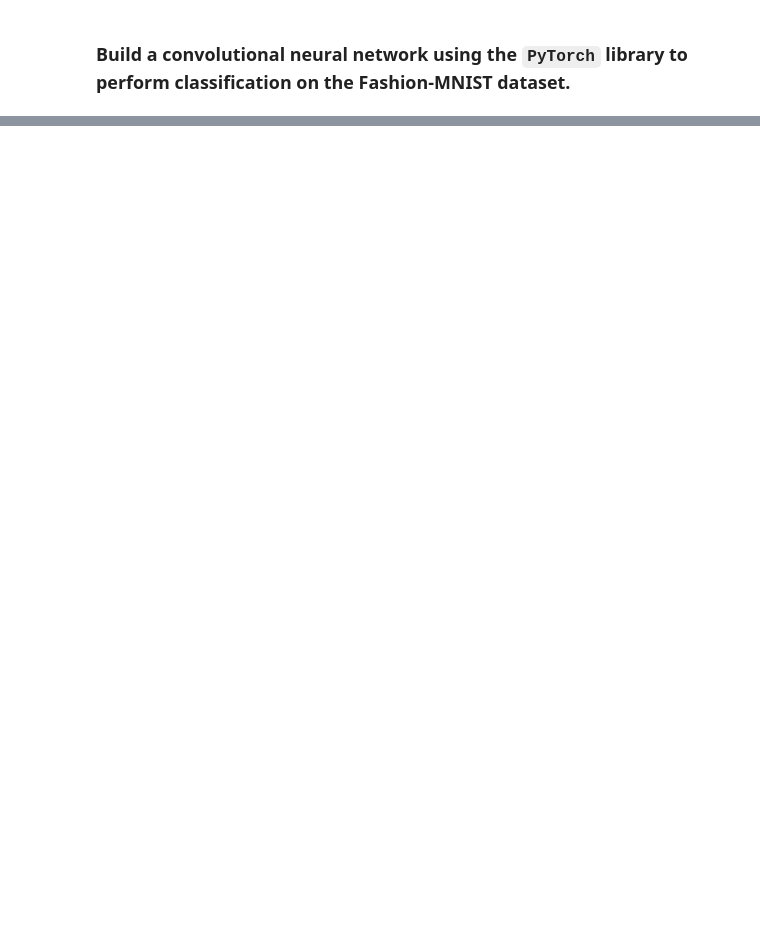
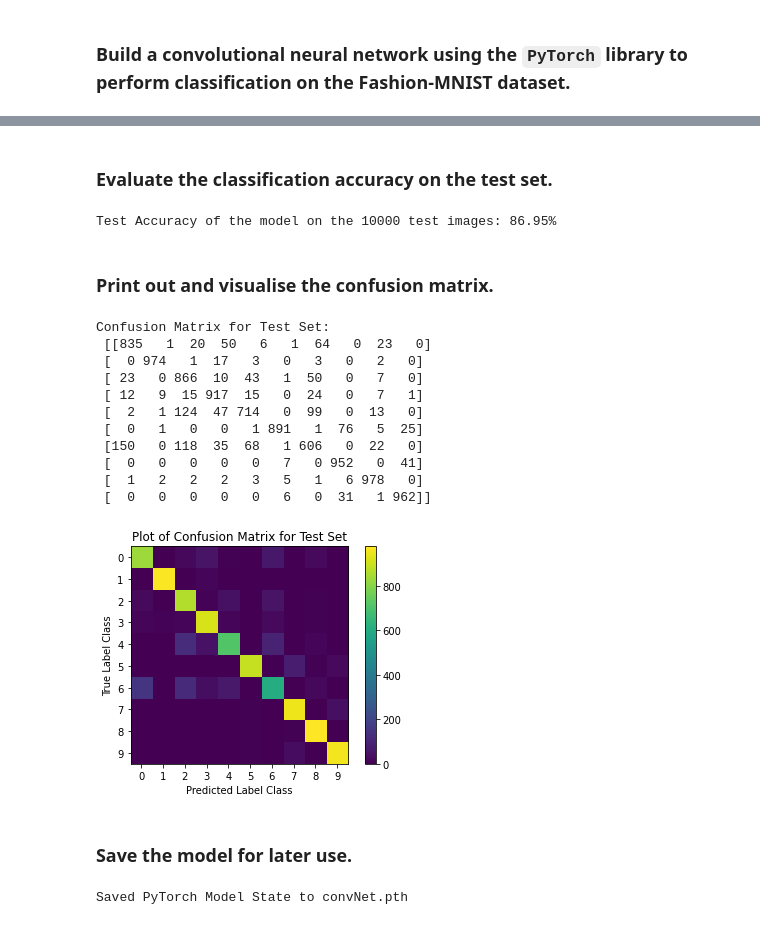
Before and after one commit to epearcecrump/Fashion-MNIST, a Jupyter notebook: imageClassification.ipynb, the cells around one changed output, grey strips where cells are left out. Drawn from its saved outputs; the diff is of its cells as text; code cells hidden in the pictures; blank space fills up the shorter version.

Commit message:
Defined the ConvNN class and trained a model on the data, evaluating it on the test set. Have saved a model for future use in .pth format.

```diff
--- a/imageClassification.ipynb
+++ b/imageClassification.ipynb
@@ -105,0 +96,3 @@ Number of training samples for each class: {0: 6000, 1: 6000, 2: 6000, 3: 6000,
+# %%
+device = "cuda" if torch.cuda.is_available() else "cpu"
+print(f"Using a {device} device.")
@@ -107,0 +246,19 @@ Number of training samples for each class: {0: 6000, 1: 6000, 2: 6000, 3: 6000,
+# %%
+start = time.time()
+convNet.eval()
+with torch.no_grad():
+    test_image_cut = test_image
+    test_image_cut = np.expand_dims(test_image_cut, axis=1)
+
+    test_label_cut = test_label
+
+    test_image_cut_tensor = torch.from_numpy(test_image_cut)
+    test_image_cut_tensor = test_image_cut_tensor.type('torch.FloatTensor')
+
+    test_label_cut_tensor = torch.from_numpy(test_label_cut)
+
+    outputs = convNet(test_image_cut_tensor)
+    _, predicted = torch.max(outputs.data, 1)
+
+end = time.time()
+print(f"It took {end - start:.{2}f} seconds to deploy the trained model on the test set.")
@@ -107,0 +267,53 @@ Number of training samples for each class: {0: 6000, 1: 6000, 2: 6000, 3: 6000,
+# %% [markdown]
+### Evaluate the classification accuracy on the test set.
+# %%
+correct = 0
+total = 0
+
+total = test_label_cut_tensor.size(0)
+correct = (predicted == test_label_cut_tensor).sum().item()
+
+print('Test Accuracy of the model on the 10000 test images:', '{0:.{1}f}'.format((correct / total) * 100, 2) + '%')
+# %% [output]
+Test Accuracy of the model on the 10000 test images: 86.95%
+# %% [markdown]
+### Print out and visualise the confusion matrix.
+# %%
+# Print out the Confusion Matrix as an array
+cm = metrics.confusion_matrix(test_label_cut_tensor, predicted)
+print(f"Confusion Matrix for Test Set:\n {cm} \n")
+
+# Print out the Confusion Matrix as a colour plot
+fig = plt.figure()
+ax = fig.add_subplot(111)
+cax = ax.matshow(cm)
+plt.title('Plot of Confusion Matrix for Test Set')
+fig.colorbar(cax)
+
+ax.xaxis.set_ticks_position('bottom')
+ax.set_xticks(np.arange(len(dictionary)))
+ax.set_yticks(np.arange(len(dictionary)))
+
+plt.xlabel('Predicted Label Class')
+plt.ylabel('True Label Class')
+plt.show()
+# %% [output]
+Confusion Matrix for Test Set:
+ [[835   1  20  50   6   1  64   0  23   0]
+ [  0 974   1  17   3   0   3   0   2   0]
+ [ 23   0 866  10  43   1  50   0   7   0]
+ [ 12   9  15 917  15   0  24   0   7   1]
+ [  2   1 124  47 714   0  99   0  13   0]
+ [  0   1   0   0   1 891   1  76   5  25]
+ [150   0 118  35  68   1 606   0  22   0]
+ [  0   0   0   0   0   7   0 952   0  41]
+ [  1   2   2   2   3   5   1   6 978   0]
+ [  0   0   0   0   0   6   0  31   1 962]]
+[figure, added]
+# %% [markdown]
+### Save the model for later use.
+# %%
+torch.save(convNet.state_dict(), "convNet.pth")
+print("Saved PyTorch Model State to convNet.pth")
+# %% [output]
+Saved PyTorch Model State to convNet.pth
```
Also changed, not shown: parts of 14 cells of this notebook, 1 other file.
